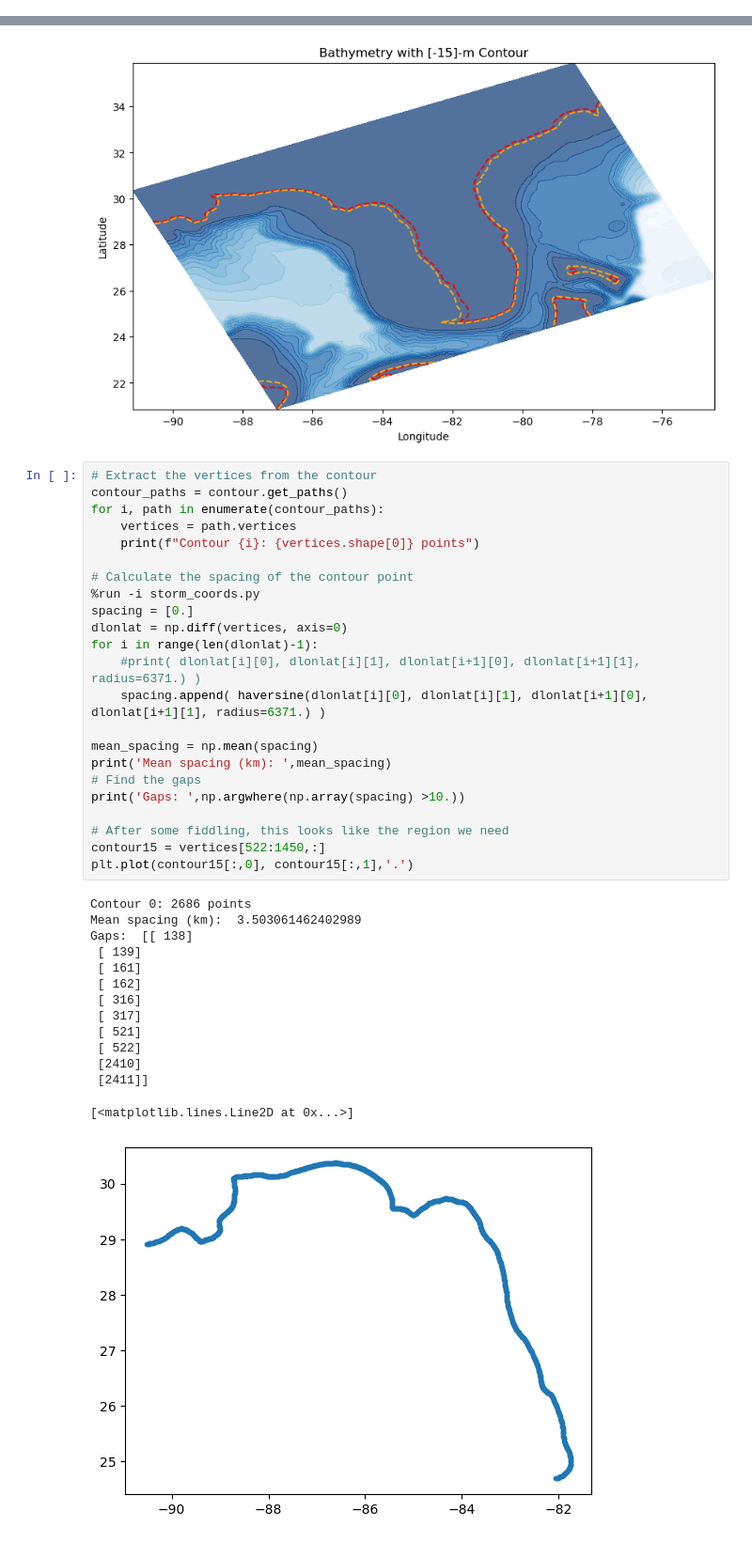
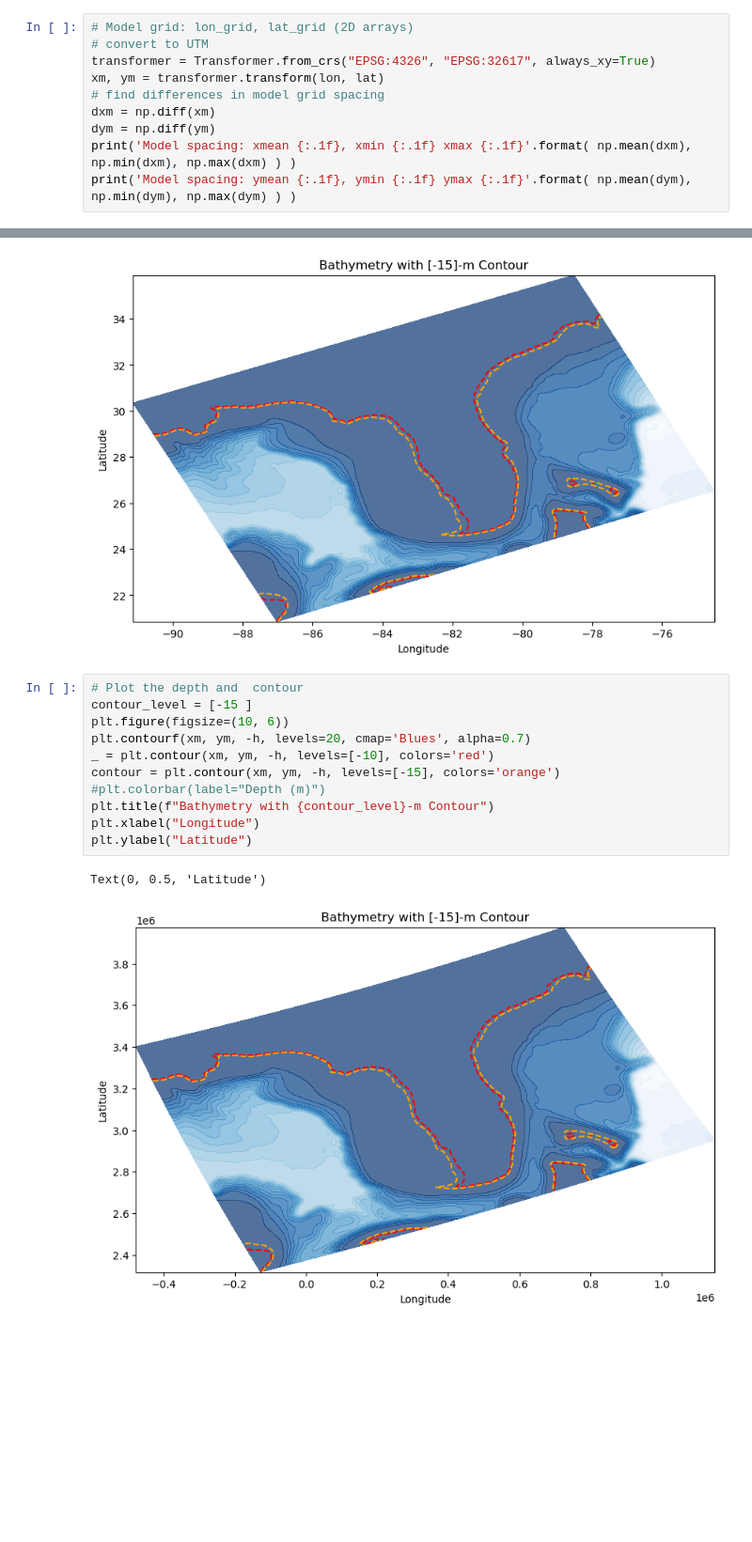
Before and after one commit to csherwood-usgs/NOPP_comparison, a Jupyter notebook: find_contour.ipynb, the cells around one changed output, grey strips where cells are left out. Shown at 94% size. Saved outputs shown, nothing was run; the diff lists cells and outputs as text; blank space fills up the shorter version.

```diff
--- a/find_contour.ipynb
+++ b/find_contour.ipynb
@@ -62,3 +44,13 @@ h = dsm['h'].values
 lat = dsm['lat_rho'].values
 lon = dsm['lon_rho'].values
 mask = wd_mask_rho
+# %%
+# Model grid: lon_grid, lat_grid (2D arrays)
+# convert to UTM
+transformer = Transformer.from_crs("EPSG:4326", "EPSG:32617", always_xy=True)
+xm, ym = transformer.transform(lon, lat)
+# find differences in model grid spacing
+dxm = np.diff(xm)
+dym = np.diff(ym)
+print('Model spacing: xmean {:.1f}, xmin {:.1f} xmax {:.1f}'.format( np.mean(dxm), np.min(dxm), np.max(dxm) ) )
+print('Model spacing: ymean {:.1f}, ymin {:.1f} ymax {:.1f}'.format( np.mean(dym), np.min(dym), np.max(dym) ) )
@@ -76,41 +71,17 @@ plt.ylabel("Latitude")
 # %% [output]
 Text(0, 0.5, 'Latitude')
 [figure]
-# %%
-# Extract the vertices from the contour
-contour_paths = contour.get_paths()
-for i, path in enumerate(contour_paths):
-    vertices = path.vertices
-    print(f"Contour {i}: {vertices.shape[0]} points")
-
-# Calculate the spacing of the contour point
-%run -i storm_coords.py
-spacing = [0.]
-dlonlat = np.diff(vertices, axis=0)
-for i in range(len(dlonlat)-1):
-    #print( dlonlat[i][0], dlonlat[i][1], dlonlat[i+1][0], dlonlat[i+1][1], radius=6371.) )
-    spacing.append( haversine(dlonlat[i][0], dlonlat[i][1], dlonlat[i+1][0], dlonlat[i+1][1], radius=6371.) )
-
-mean_spacing = np.mean(spacing)
-print('Mean spacing (km): ',mean_spacing)
-# Find the gaps
-print('Gaps: ',np.argwhere(np.array(spacing) >10.))
-
-# After some fiddling, this looks like the region we need
-contour15 = vertices[522:1450,:]
-plt.plot(contour15[:,0], contour15[:,1],'.')
-# %% [output]
-Contour 0: 2686 points
-Mean spacing (km):  3.503061462402989
-Gaps:  [[ 138]
- [ 139]
- [ 161]
- [ 162]
- [ 316]
- [ 317]
- [ 521]
- [ 522]
- [2410]
- [2411]]
-[<matplotlib.lines.Line2D at 0x...>]
-[figure, removed]
+# %%
+# Plot the depth and  contour
+contour_level = [-15 ]
+plt.figure(figsize=(10, 6))
+plt.contourf(xm, ym, -h, levels=20, cmap='Blues', alpha=0.7)
+_ = plt.contour(xm, ym, -h, levels=[-10], colors='red')
+contour = plt.contour(xm, ym, -h, levels=[-15], colors='orange')
+#plt.colorbar(label="Depth (m)")
+plt.title(f"Bathymetry with {contour_level}-m Contour")
+plt.xlabel("Longitude")
+plt.ylabel("Latitude")
+# %% [output]
+Text(0, 0.5, 'Latitude')
+[figure, added]
```
Also changed, not shown: parts of 10 cells of this notebook, 2 other files.
